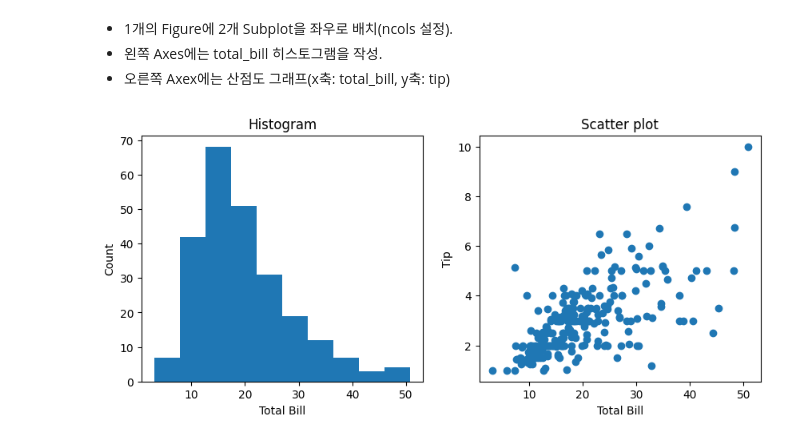
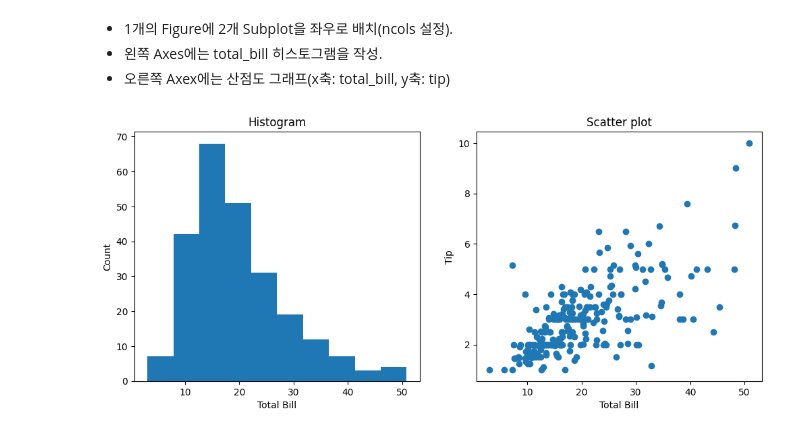
Before and after one commit to JakeOh/202504_itwill_oracle88, a Jupyter notebook: python20.ipynb, the cells around one changed output. Saved outputs shown, nothing was run; the diff lists cells and outputs as text; code cells hidden in the pictures.

```diff
--- a/python20.ipynb
+++ b/python20.ipynb
@@ -134,21 +134,21 @@ plt.show()
 # %%
 # 1. Figure 생성 + Subplot 추가
 fig, axes = plt.subplots(ncols=2)
-fig.set_size_inches(10, 4)
+fig.set_figwidth(12)
 
 # 2. 왼쪽 축(Axis)에 그래프 그리기 & 옵션
 axes[0].hist(x=tips.total_bill)
 axes[0].set_title('Histogram')
 axes[0].set_xlabel('Total Bill')
 axes[0].set_ylabel('Count')
 
 # 3. 오른쪽 축(Axis)에 그래프 그리기 & 옵션
 axes[1].scatter(x=tips.total_bill, y=tips.tip)
 axes[1].set_title('Scatter plot')
 axes[1].set_xlabel('Total Bill')
 axes[1].set_ylabel('Tip')
 
 # 4. 그래프 보여주기
 plt.show()
 # %% [output]
-[figure, old version]
+[figure, new version]
```
